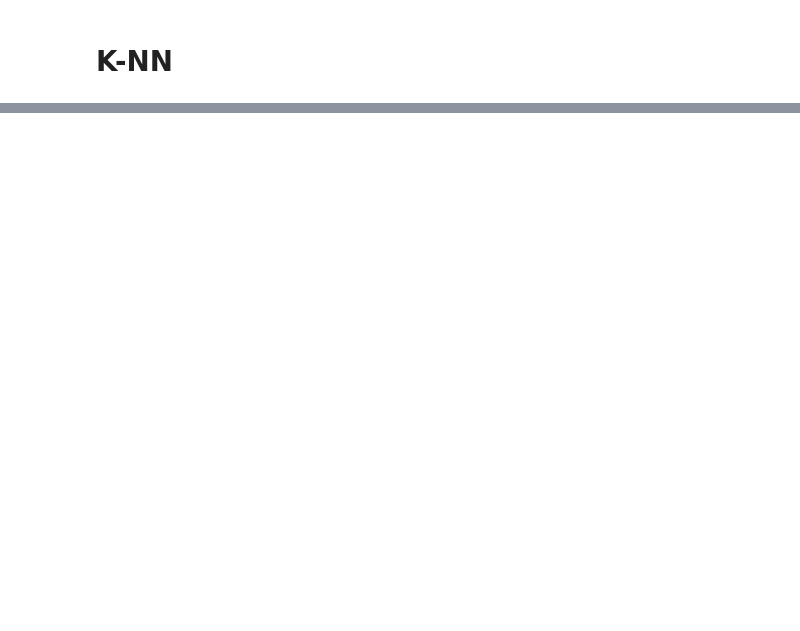
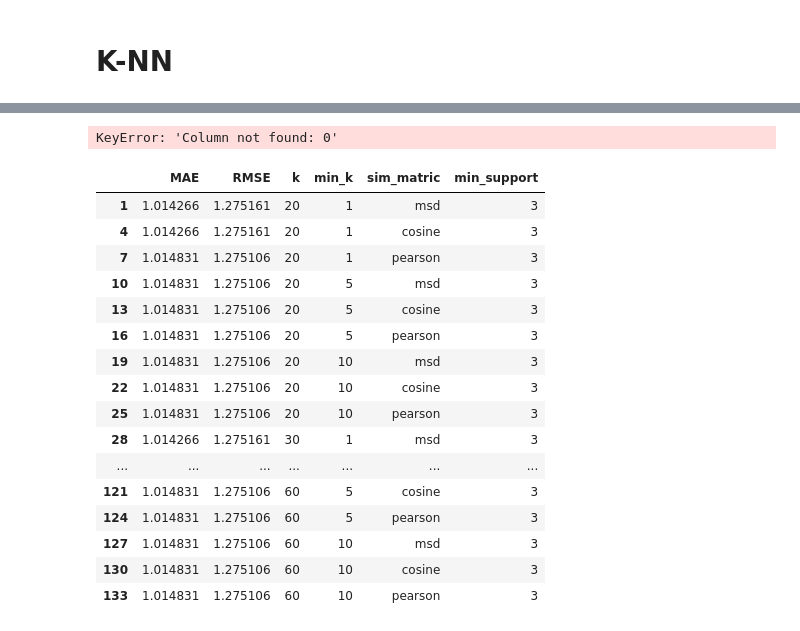
Before and after one commit to tonymngo/personalization_project, a Jupyter notebook: knn.ipynb, the cells around one changed output, grey strips where cells are left out. Drawn from its saved outputs; the diff is of its cells as text; code cells hidden in the pictures; blank space fills up the shorter version.

```diff
--- a/knn.ipynb
+++ b/knn.ipynb
@@ -166,0 +170,2 @@ Done computing similarity matrix.
+# %%
+grid_search = surprise.GridSearch(algo_name, grid_param, measures=['RMSE', 'MAE'],verbose = 2)
@@ -166,0 +256,24 @@ Done computing similarity matrix.
+# %%
+plotdata.groupby(['k','sim_matric'])
+# %% [output]
+KeyError: 'Column not found: 0'
+# %%
+plotdata[plotdata.min_support == 3]
+# %% [output]
+|  | MAE | RMSE | k | min_k | sim_matric | min_support |
+| 1 | 1.014266 | 1.275161 | 20 | 1 | msd | 3 |
+| 4 | 1.014266 | 1.275161 | 20 | 1 | cosine | 3 |
+| 7 | 1.014831 | 1.275106 | 20 | 1 | pearson | 3 |
+| 10 | 1.014831 | 1.275106 | 20 | 5 | msd | 3 |
+| 13 | 1.014831 | 1.275106 | 20 | 5 | cosine | 3 |
+| 16 | 1.014831 | 1.275106 | 20 | 5 | pearson | 3 |
+| 19 | 1.014831 | 1.275106 | 20 | 10 | msd | 3 |
+| 22 | 1.014831 | 1.275106 | 20 | 10 | cosine | 3 |
+| 25 | 1.014831 | 1.275106 | 20 | 10 | pearson | 3 |
+| 28 | 1.014266 | 1.275161 | 30 | 1 | msd | 3 |
+| ... | ... | ... | ... | ... | ... | ... |
+| 121 | 1.014831 | 1.275106 | 60 | 5 | cosine | 3 |
+| 124 | 1.014831 | 1.275106 | 60 | 5 | pearson | 3 |
+| 127 | 1.014831 | 1.275106 | 60 | 10 | msd | 3 |
+| 130 | 1.014831 | 1.275106 | 60 | 10 | cosine | 3 |
+| 133 | 1.014831 | 1.275106 | 60 | 10 | pearson | 3 |
```
Also changed, not shown: parts of 22 cells of this notebook.
